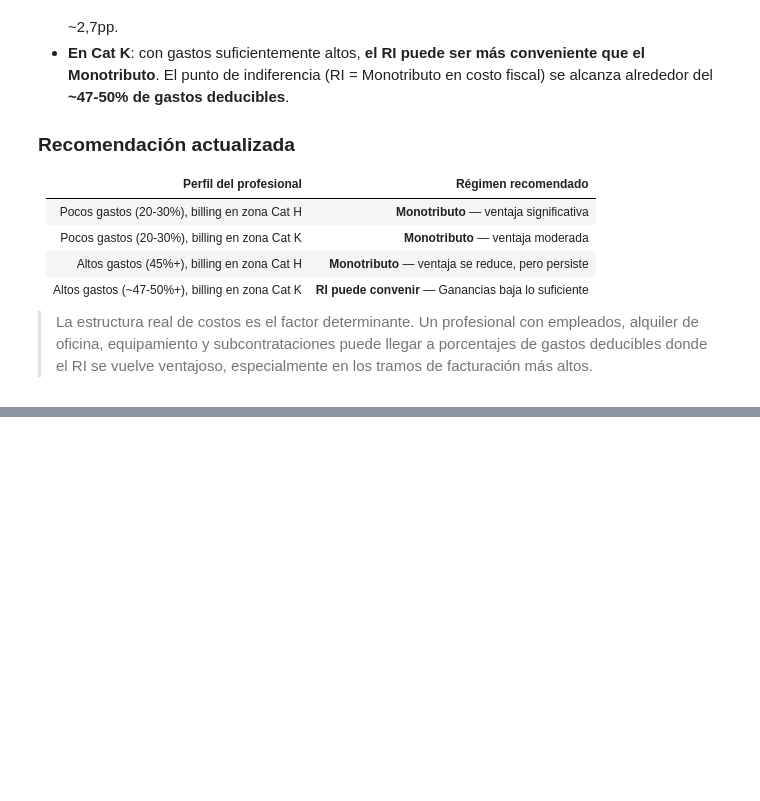
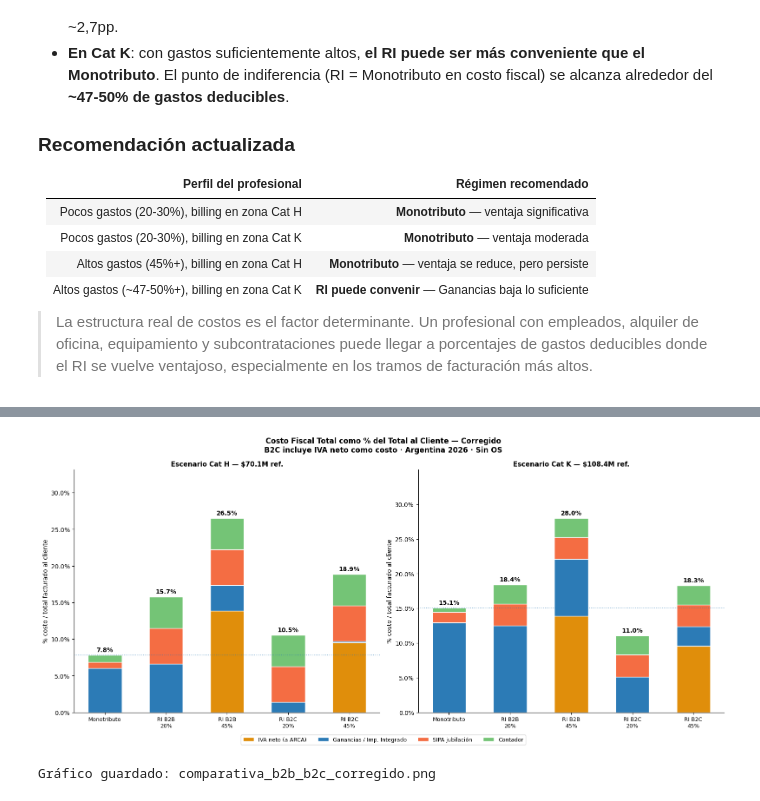
Before and after one commit to abenassi/analisis-fiscal, a Jupyter notebook: analisis_regimenes_fiscales.ipynb, the cells around one changed output, grey strips where cells are left out. Drawn from its saved outputs; the diff is of its cells as text; code cells hidden in the pictures; blank space fills up the shorter version.

```diff
--- a/analisis_regimenes_fiscales.ipynb
+++ b/analisis_regimenes_fiscales.ipynb
@@ -2638,0 +1527,78 @@ Excel guardado: /home/user/analisis-fiscal/simulador_fiscal_argentina_2026.xlsx
+# %%
+# ─────────────────────────────────────────────────────────────────────
+# Gráfico comparativo corregido — apilado por componente
+# ─────────────────────────────────────────────────────────────────────
+fig, axes = plt.subplots(1, 2, figsize=(16, 7))
+
+labels = ['Monotributo', 'RI B2B\n20%', 'RI B2B\n45%', 'RI B2C\n20%', 'RI B2C\n45%']
+
+for ax, (cat, billing, rm) in zip(axes, [
+    ('H', billing_h, res_mono_h), ('K', billing_k, res_mono_k)
+]):
+    escenarios_data = [
+        # (iva_neto_pct, ganancias_pct, sipa_pct, cnt_pct)
+        (0,
+         rm['impuesto_integrado_anual']/rm['billing_anual']*100,
+         rm['sipa_jubilacion_anual']/rm['billing_anual']*100,
+         rm['contador_anual']/rm['billing_anual']*100),
+    ]
+    for g in [0.20, 0.45]:
+        rb2b = calcular_ri_b2b(billing, cat, g)
+        rb2c = calcular_ri_b2c(billing, cat, g)
+        escenarios_data.append((
+            0,
+            rb2b['impuesto_ganancias']/billing*100,
+            rb2b['autonomos_sipa_anual']/billing*100,
+            rb2b['contador_anual']/billing*100,
+        ))
+        escenarios_data.append((
+            rb2c['pct_iva_neto'],
+            rb2c['pct_ganancias'],
+            rb2c['pct_sipa'],
+            rb2c['pct_contador'],
+        ))
+
+    x = np.arange(len(labels))
+    w = 0.55
+
+    iva_v    = [d[0] for d in escenarios_data]
+    gan_v    = [d[1] for d in escenarios_data]
+    sipa_v   = [d[2] for d in escenarios_data]
+    cnt_v    = [d[3] for d in escenarios_data]
+    totales  = [sum(d) for d in escenarios_data]
+
+    b1 = ax.bar(x, iva_v,  w, label='IVA neto (a ARCA)',    color='#E08E0B', edgecolor='white')
+    b2 = ax.bar(x, gan_v,  w, bottom=iva_v,                  label='Ganancias / Imp. Integrado', color='#2C7BB6', edgecolor='white')
+    bot2 = [a+b for a,b in zip(iva_v, gan_v)]
+    b3 = ax.bar(x, sipa_v, w, bottom=bot2,                   label='SIPA jubilación', color='#F46D43', edgecolor='white')
+    bot3 = [a+b for a,b in zip(bot2, sipa_v)]
+    b4 = ax.bar(x, cnt_v,  w, bottom=bot3,                   label='Contador', color='#74C476', edgecolor='white')
+
+    for i, total in enumerate(totales):
+        ax.text(i, total + 0.3, f'{total:.1f}%', ha='center', va='bottom',
+                fontsize=10, fontweight='bold')
+
+    ax.axhline([totales[0]], color='#2C7BB6', lw=1.2, linestyle=':', alpha=0.6)
+
+    ax.set_title(f'Escenario Cat {cat} — ${billing/1e6:.1f}M ref.',
+                 fontsize=11, fontweight='bold')
+    ax.set_ylabel('% costo / total facturado al cliente')
+    ax.set_xticks(x)
+    ax.set_xticklabels(labels, fontsize=9)
+    ax.yaxis.set_major_formatter(mticker.PercentFormatter())
+    ax.set_ylim(0, max(totales) * 1.25)
+    ax.spines['top'].set_visible(False)
+    ax.spines['right'].set_visible(False)
+
+handles, lbls = axes[0].get_legend_handles_labels()
+fig.legend(handles, lbls, loc='lower center', ncol=4, fontsize=9, bbox_to_anchor=(0.5, -0.04))
+fig.suptitle('Costo Fiscal Total como % del Total al Cliente — Corregido\n'
+             'B2C incluye IVA neto como costo · Argentina 2026 · Sin OS',
+             fontsize=12, fontweight='bold')
+plt.tight_layout()
+plt.savefig('comparativa_b2b_b2c_corregido.png', dpi=150, bbox_inches='tight')
+plt.show()
+print('Gráfico guardado: comparativa_b2b_b2c_corregido.png')
+# %% [output]
+[figure, added]
+Gráfico guardado: comparativa_b2b_b2c_corregido.png
```
Also changed, not shown: parts of 21 cells of this notebook, 2 other files.
